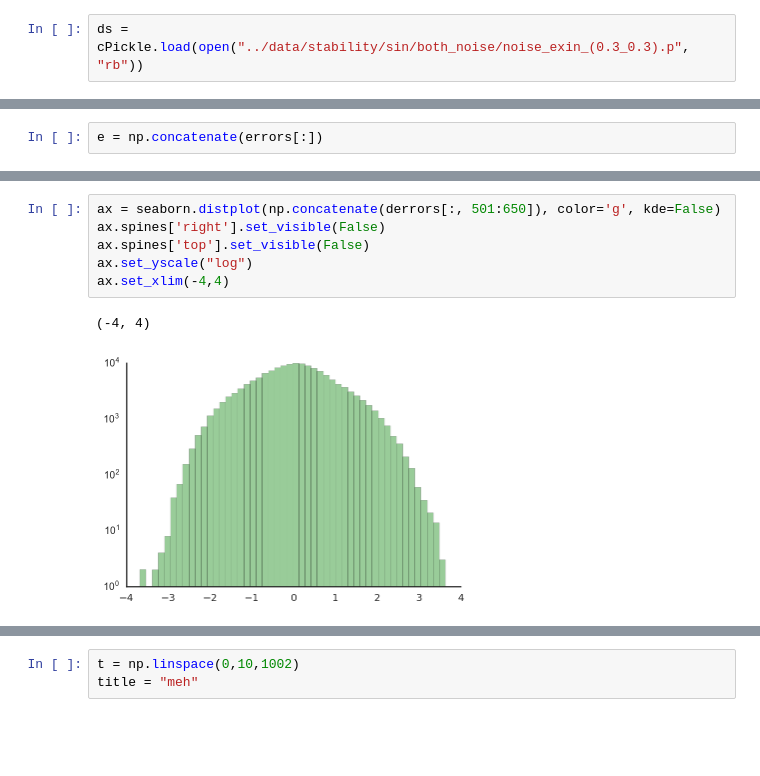
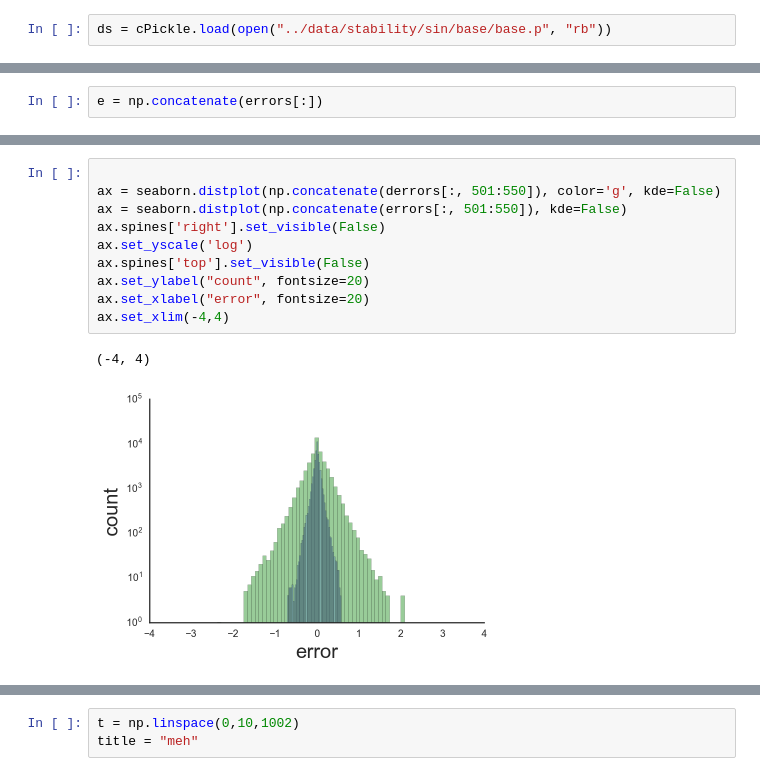
Before and after one commit to avicennax/jedi, a Jupyter notebook: notebooks/exploration.ipynb, the cells around one changed output, grey strips where cells are left out. Drawn from its saved outputs; the diff is of its cells as text; blank space fills up the shorter version.

```diff
--- a/notebooks/exploration.ipynb
+++ b/notebooks/exploration.ipynb
@@ -15,7 +57,7 @@ ls ../data/stability/sin/both_noise
 # %% [output]
 noise_exin_(0.1_0.3).p  noise_exin_(0.3_0.3).p  noise_exin_(0.4_0.3).p
 # %%
-ds = cPickle.load(open("../data/stability/sin/both_noise/noise_exin_(0.3_0.3).p", "rb"))
+ds = cPickle.load(open("../data/stability/sin/base/base.p", "rb"))
 # %%
 errors = np.array(ds['force'][0])
 derrors = np.array(ds['dforce'][0])
@@ -31,9 +105,13 @@ e[1232]
 # %%
-ax = seaborn.distplot(np.concatenate(derrors[:, 501:650]), color='g', kde=False)
+
+ax = seaborn.distplot(np.concatenate(derrors[:, 501:550]), color='g', kde=False)
+ax = seaborn.distplot(np.concatenate(errors[:, 501:550]), kde=False)
 ax.spines['right'].set_visible(False)
+ax.set_yscale('log')
 ax.spines['top'].set_visible(False)
-ax.set_yscale("log")
+ax.set_ylabel("count", fontsize=20)
+ax.set_xlabel("error", fontsize=20)
 ax.set_xlim(-4,4)
 # %% [output]
 (-4, 4)
-[figure, old version]
+[figure, new version]
```
Also changed, not shown: parts of 19 cells of this notebook, 8 other files.
